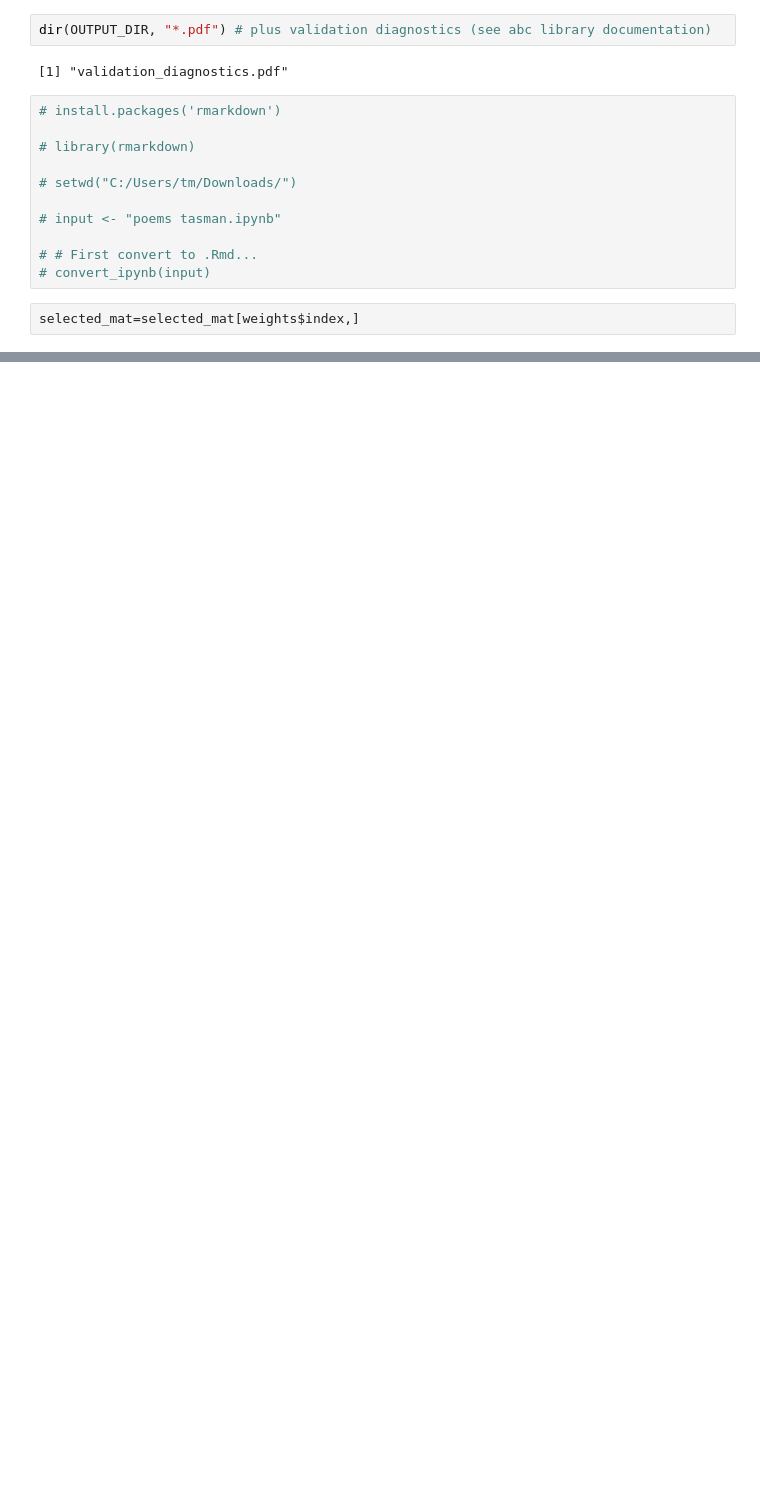
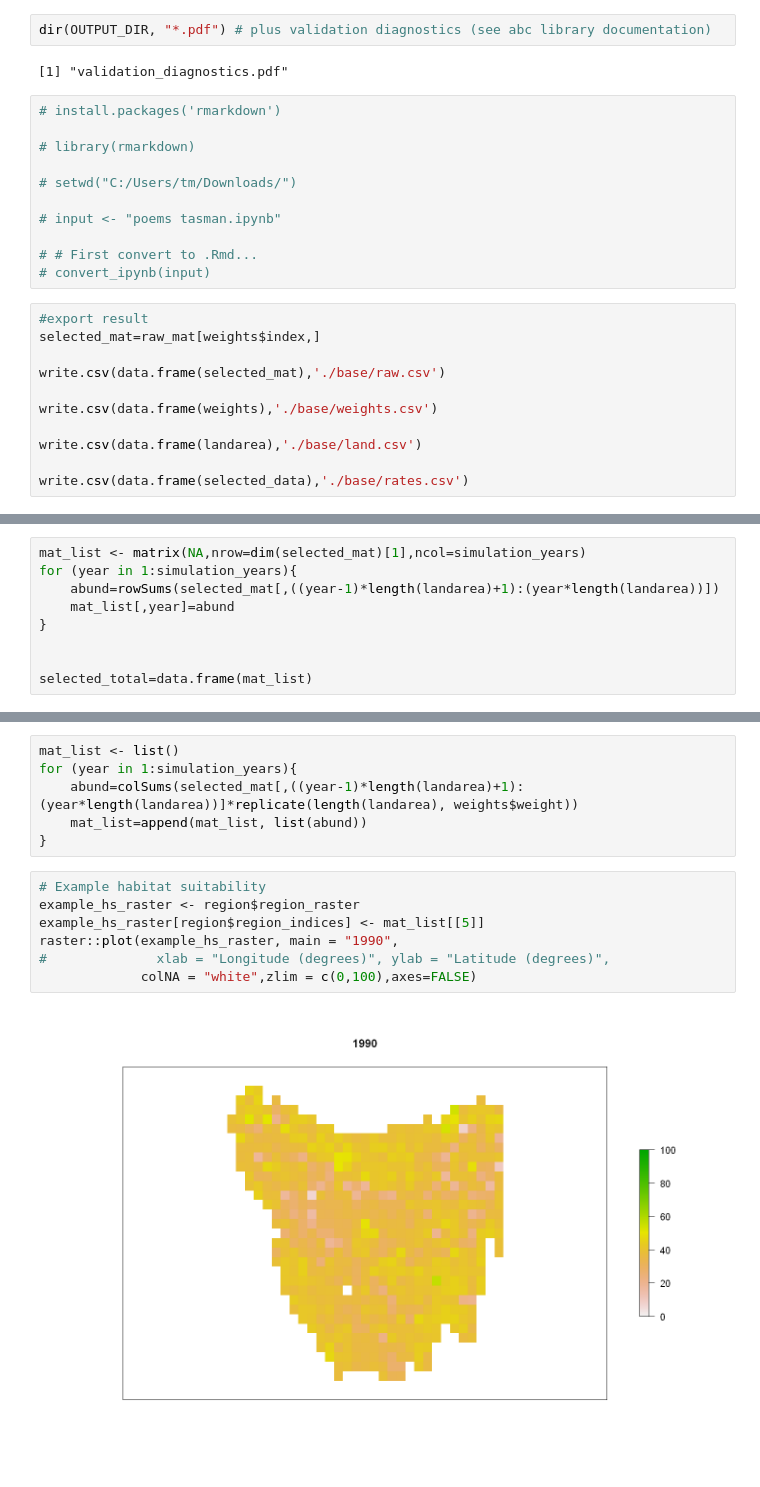
Before and after one commit to je-suis-tm/Devil-Project, a Jupyter notebook: Chapter1/Tasmania/poems tasmania validate base.ipynb, the cells around one changed output, grey strips where cells are left out. Saved outputs shown, nothing was run; the diff lists cells and outputs as text; blank space fills up the shorter version.

```diff
--- a/Chapter1/Tasmania/poems tasmania validate base.ipynb
+++ b/Chapter1/Tasmania/poems tasmania validate base.ipynb
@@ -698,4 +779,13 @@ dir(OUTPUT_DIR, "*.pdf") # plus validation diagnostics (see abc library document
 # # First convert to .Rmd...
 # convert_ipynb(input)
 # %%
-selected_mat=selected_mat[weights$index,]
+#export result
+selected_mat=raw_mat[weights$index,]
+
+write.csv(data.frame(selected_mat),'./base/raw.csv')
+
+write.csv(data.frame(weights),'./base/weights.csv')
+
+write.csv(data.frame(landarea),'./base/land.csv')
+
+write.csv(data.frame(selected_data),'./base/rates.csv')
@@ -760,0 +794,9 @@ sd(est)
+# %%
+mat_list <- matrix(NA,nrow=dim(selected_mat)[1],ncol=simulation_years)
+for (year in 1:simulation_years){
+    abund=rowSums(selected_mat[,((year-1)*length(landarea)+1):(year*length(landarea))])
+    mat_list[,year]=abund
+}
+
+
+selected_total=data.frame(mat_list)
@@ -760,0 +849,15 @@ sd(est)
+# %%
+mat_list <- list()
+for (year in 1:simulation_years){
+    abund=colSums(selected_mat[,((year-1)*length(landarea)+1):(year*length(landarea))]*replicate(length(landarea), weights$weight))
+    mat_list=append(mat_list, list(abund))
+}
+# %%
+# Example habitat suitability
+example_hs_raster <- region$region_raster
+example_hs_raster[region$region_indices] <- mat_list[[5]]
+raster::plot(example_hs_raster, main = "1990",
+#              xlab = "Longitude (degrees)", ylab = "Latitude (degrees)",
+             colNA = "white",zlim = c(0,100),axes=FALSE)
+# %% [output]
+[figure, added]
```
Also changed, not shown: parts of 50 cells of this notebook.
